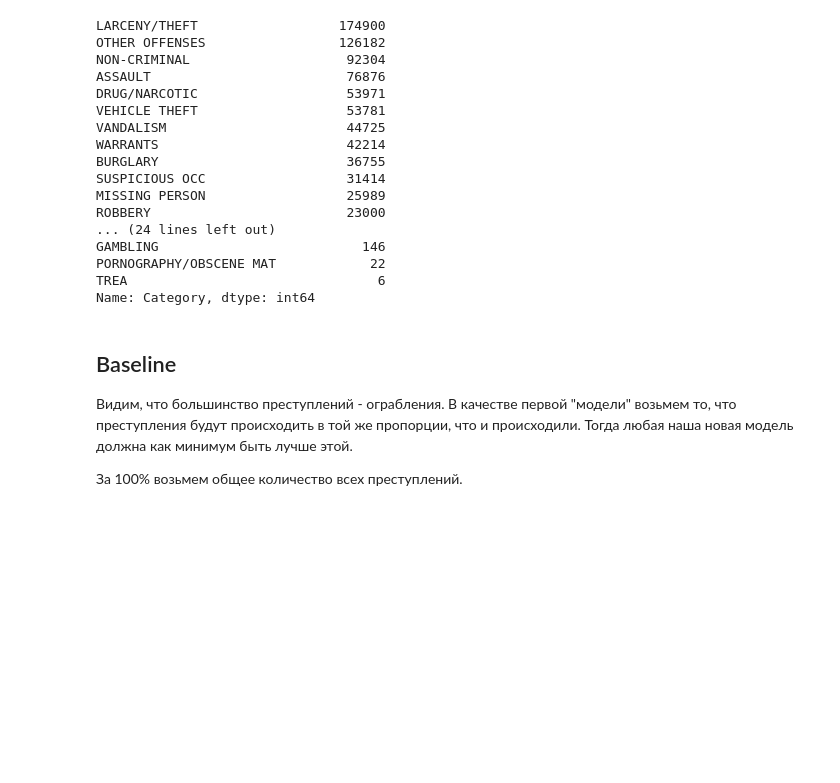
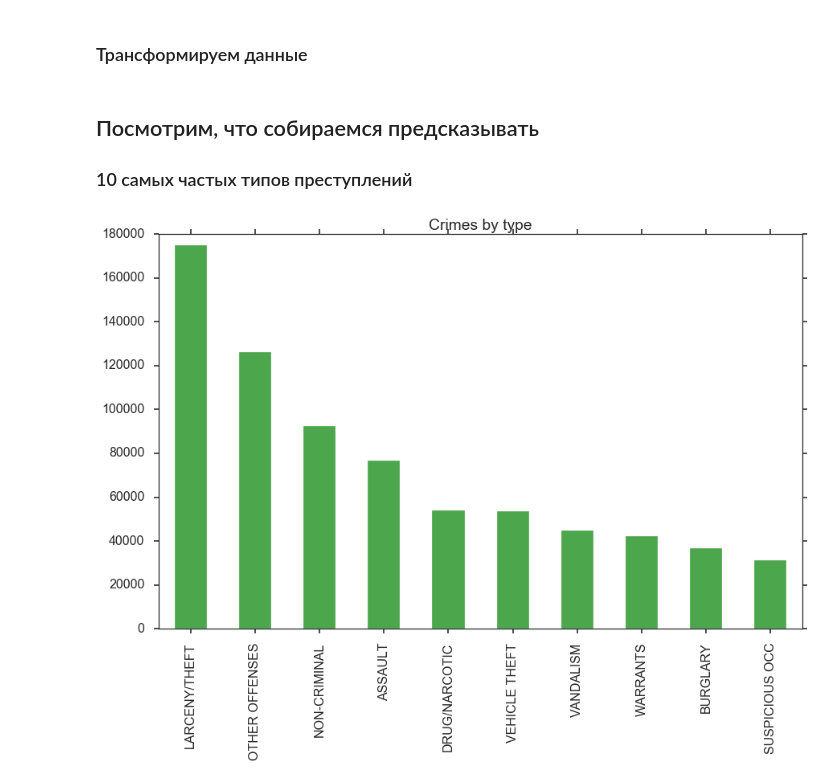
Before and after one commit to kiote/kaggle, a Jupyter notebook: sf-crime/basemodel.ipynb, the cells around one changed output. Drawn from its saved outputs; the diff is of its cells as text; code cells hidden in the pictures; blank space fills up the shorter version.

```diff
--- a/sf-crime/basemodel.ipynb
+++ b/sf-crime/basemodel.ipynb
@@ -1,4 +1,8 @@
 # %%
 import pandas as pd
+import matplotlib.pyplot as plt
+import numpy as np
+%matplotlib inline
+plt.style.use('seaborn-poster')
 dataset = pd.read_csv('train.csv')
 # %%
@@ -18,26 +16,0 @@ dataset.describe()
-# %%
-dataset.Category.value_counts()
-# %% [output]
-LARCENY/THEFT                  174900
-OTHER OFFENSES                 126182
-NON-CRIMINAL                    92304
-ASSAULT                         76876
-DRUG/NARCOTIC                   53971
-VEHICLE THEFT                   53781
-VANDALISM                       44725
-WARRANTS                        42214
-BURGLARY                        36755
-SUSPICIOUS OCC                  31414
-MISSING PERSON                  25989
-ROBBERY                         23000
-... (24 lines left out)
-GAMBLING                          146
-PORNOGRAPHY/OBSCENE MAT            22
-TREA                                6
-Name: Category, dtype: int64
-# %% [markdown]
-## Baseline
-
-Видим, что большинство преступлений - ограбления. В качестве первой "модели" возьмем то, что преступления будут происходить в той же пропорции, что и происходили. Тогда любая наша новая модель должна как минимум быть лучше этой.
-
-За 100% возьмем общее количество всех преступлений.
@@ -48,0 +17,14 @@ my_dict = dict([(key, value_counts[key]/total) for key in value_counts.keys()])
+# %% [markdown]
+### Трансформируем данные
+# %%
+for column in ['DayOfWeek', 'PdDistrict', 'Category', 'Resolution']:
+    dataset[column] = dataset[column].astype('category')
+# %% [markdown]
+## Посмотрим, что собираемся предсказывать
+
+### 10 самых частых типов преступлений
+# %%
+dataset.Category.value_counts()[:10].plot(kind='bar', title='Crimes by type', color='green', alpha=0.7)
+plt.show()
+# %% [output]
+[figure, added]
```
Also changed, not shown: parts of 10 cells of this notebook.
